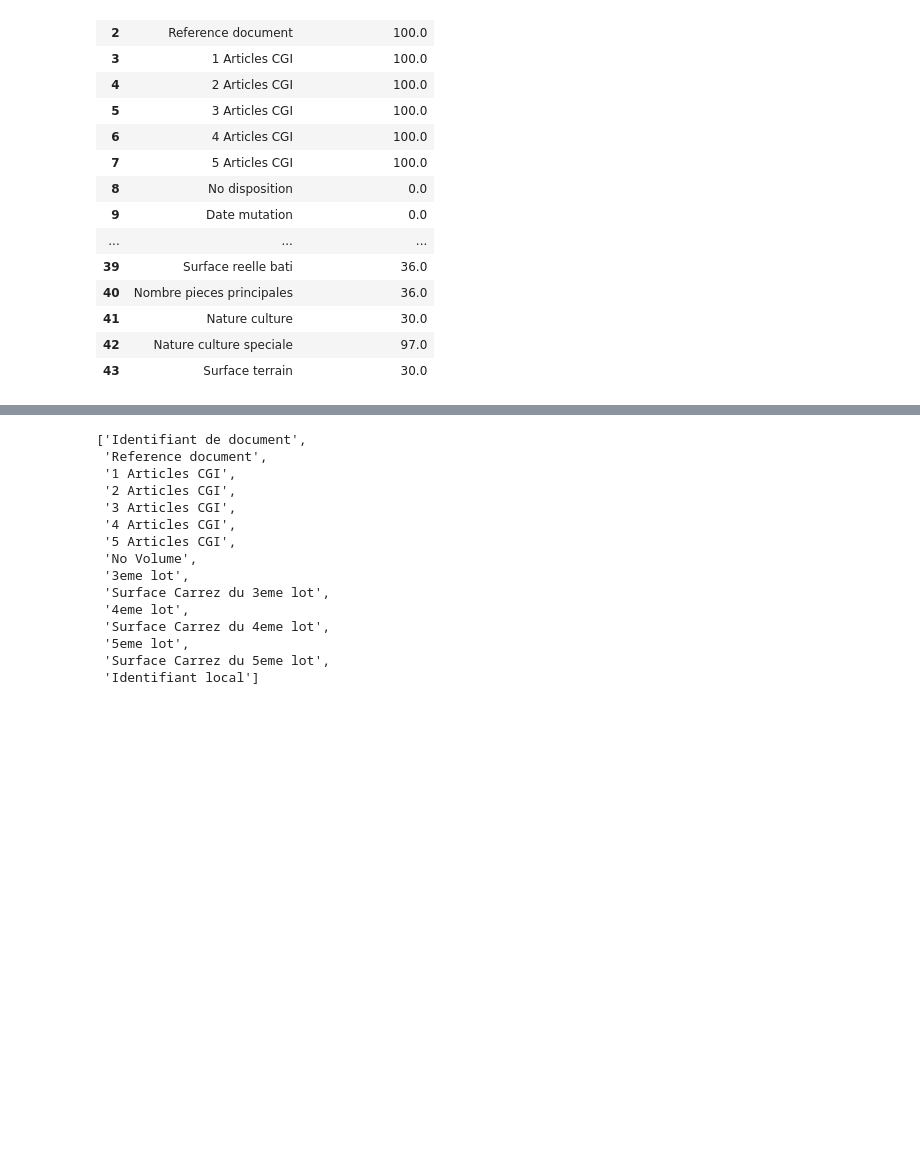
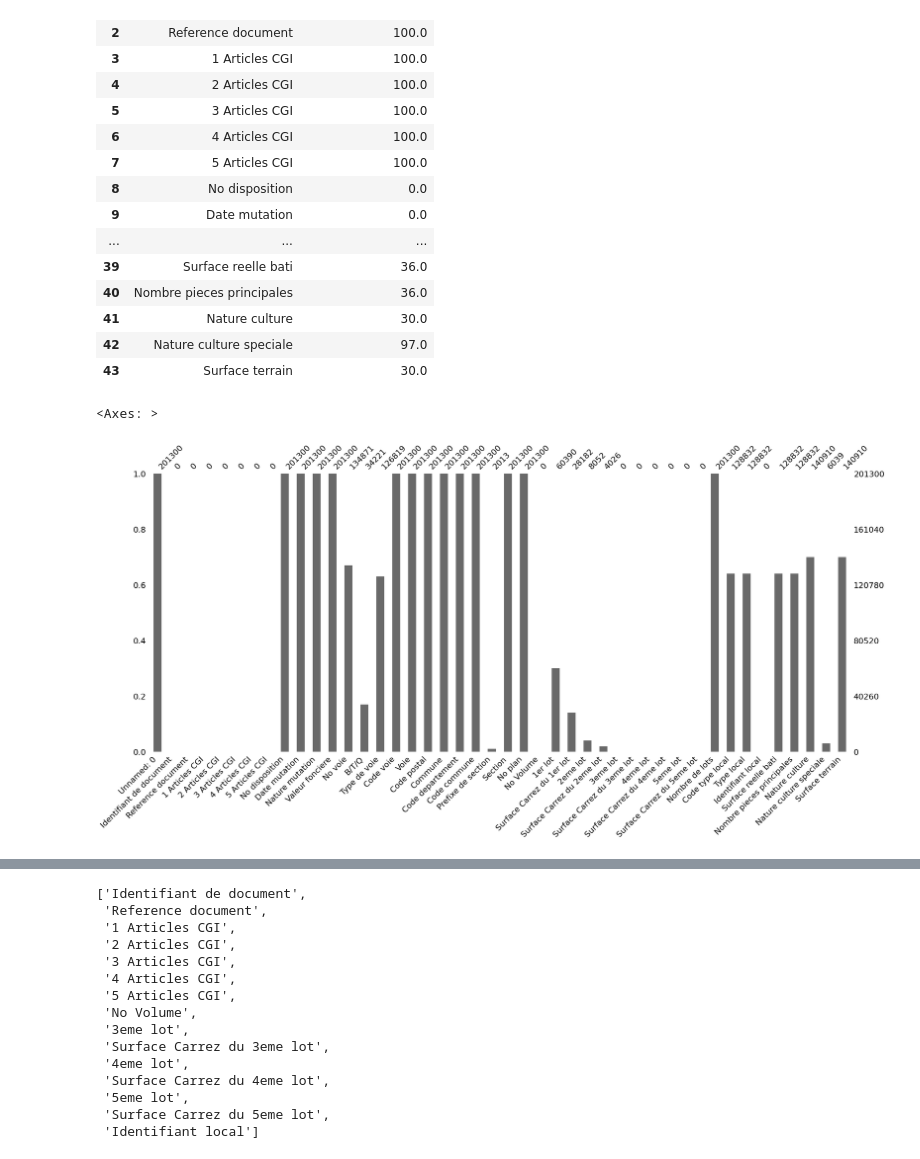
Before and after one commit to data-IA-2024/Patricia-Promise-Immo, a Jupyter notebook: notebooks/delete_empty.ipynb, the cells around one changed output, grey strips where cells are left out. Cells and saved outputs as stored; diff of their text form; code cells hidden in the pictures; blank space fills up the shorter version.

```diff
--- a/notebooks/delete_empty.ipynb
+++ b/notebooks/delete_empty.ipynb
@@ -41,6 +42,11 @@ df_emptyness
 | 41 | Nature culture | 30.0 |
 | 42 | Nature culture speciale | 97.0 |
 | 43 | Surface terrain | 30.0 |
+# %%
+msno.bar(df)
+# %% [output]
+<Axes: >
+[figure, added]
 # %%
 rempli = []
 completement_vide = []
```
Also changed, not shown: parts of 4 cells of this notebook, 3 other files.
